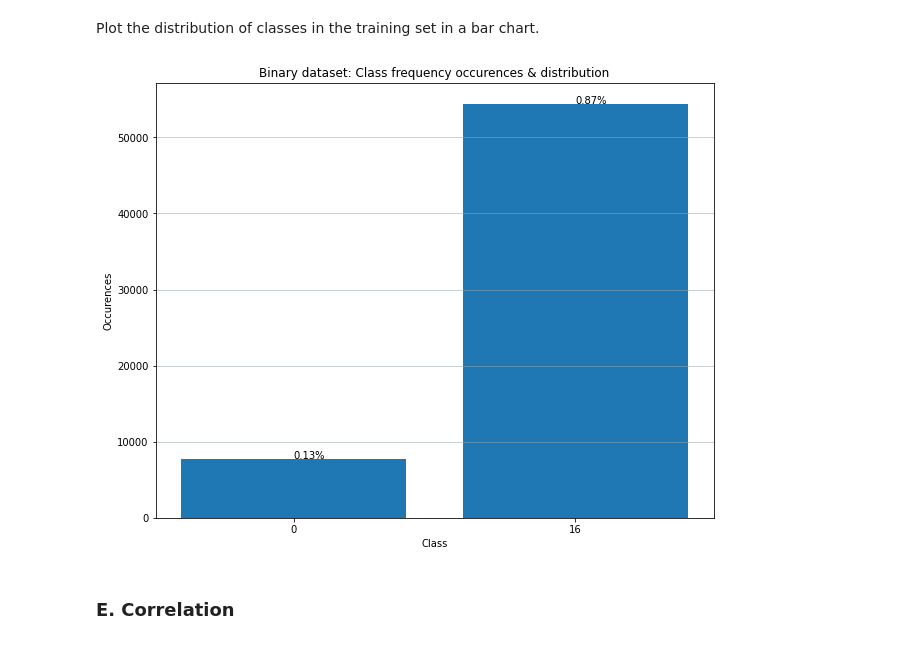
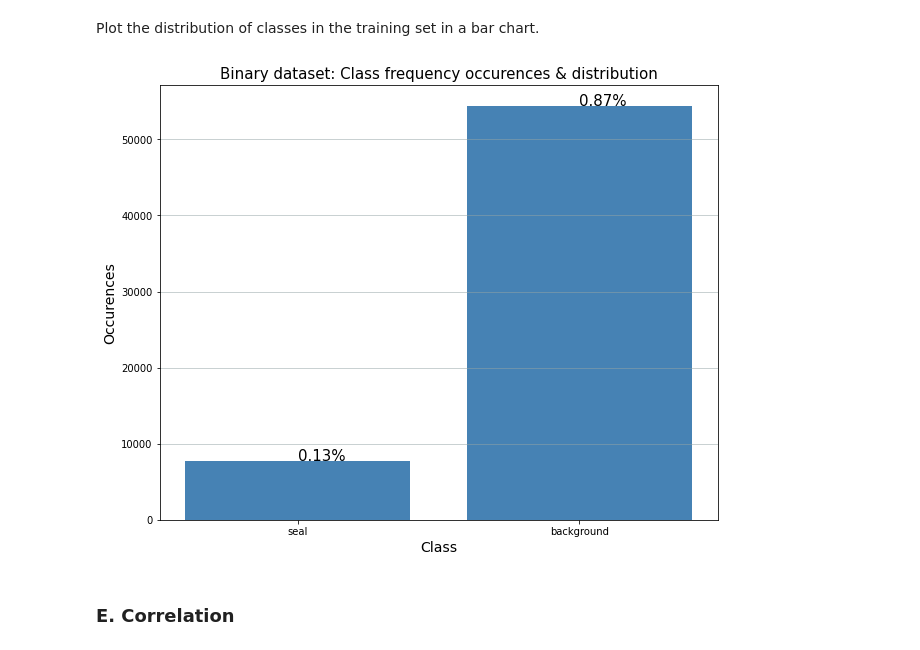
Before and after one commit to Adamouization/Seal-Pup-Aerial-Imagery-Neural-Network-Classifier, a Jupyter notebook: jupyter prototyping/binary_classification.ipynb, the cells around one changed output. Cells and saved outputs as stored; diff of their text form; code cells hidden in the pictures.

```diff
--- a/jupyter prototyping/binary_classification.ipynb
+++ b/jupyter prototyping/binary_classification.ipynb
@@ -16,6 +16,12 @@ from sklearn.metrics import confusion_matrix
 from sklearn.model_selection import train_test_split
 # %%
 RANDOM_SEED = 111
+# %%
+fontsizes = {
+    'title': 15,
+    'axis': 14,
+    'ticks': 11
+}
 # %% [markdown]
 ### Load training data
 # %%
@@ -236,27 +244,27 @@ Plot the distribution of classes in the training set in a bar chart.
 # %%
 # Data preparation for bar chart.
 data = [class_distribution['seal']['occurences'], class_distribution['background']['occurences']]
 value_labels = [class_distribution['seal']['distribution'], class_distribution['background']['distribution']]
 x_axis_labels = ["seal", "background"]
 
 # Matplot lib bar chart.
 plt.figure(figsize=(10, 8))
-plt.xticks(range(len(data)), labels)
-plt.xlabel("Class")
-plt.ylabel("Occurences")
-plt.title("Binary dataset: Class frequency occurences & distribution")
-plt.bar(x_axis_labels, data)
+plt.xticks(range(len(data)), x_axis_labels)
+plt.xlabel("Class", fontsize=fontsizes['axis'])
+plt.ylabel("Occurences", fontsize=fontsizes['axis'])
+plt.title("Binary dataset: Class frequency occurences & distribution", fontsize=fontsizes['title'])
+plt.bar(x_axis_labels, data, color='steelblue')
 plt.grid(color='#95a5a6', linestyle='-', linewidth=1, axis='y', alpha=0.5)
 
 # Add value labels for each bar.
-for a,b in zip(x_axis_labels, data):
-    plt.text(a, b, "{}%".format(str(round(class_distribution[a]['distribution'], 2))))
+for a, b in zip(x_axis_labels, data):
+    plt.text(a, b, "{}%".format(str(round(class_distribution[a]['distribution'], 2))), fontsize=15)
 
 # Save and display chart.
 plt.savefig("binary_class_distribution.png")
 plt.show()
 # %% [output]
-[figure, old version]
+[figure, new version]
 # %% [markdown]
 ### E. Correlation
 # %%
```
Also changed, not shown: parts of 4 cells of this notebook, 4 other files.
